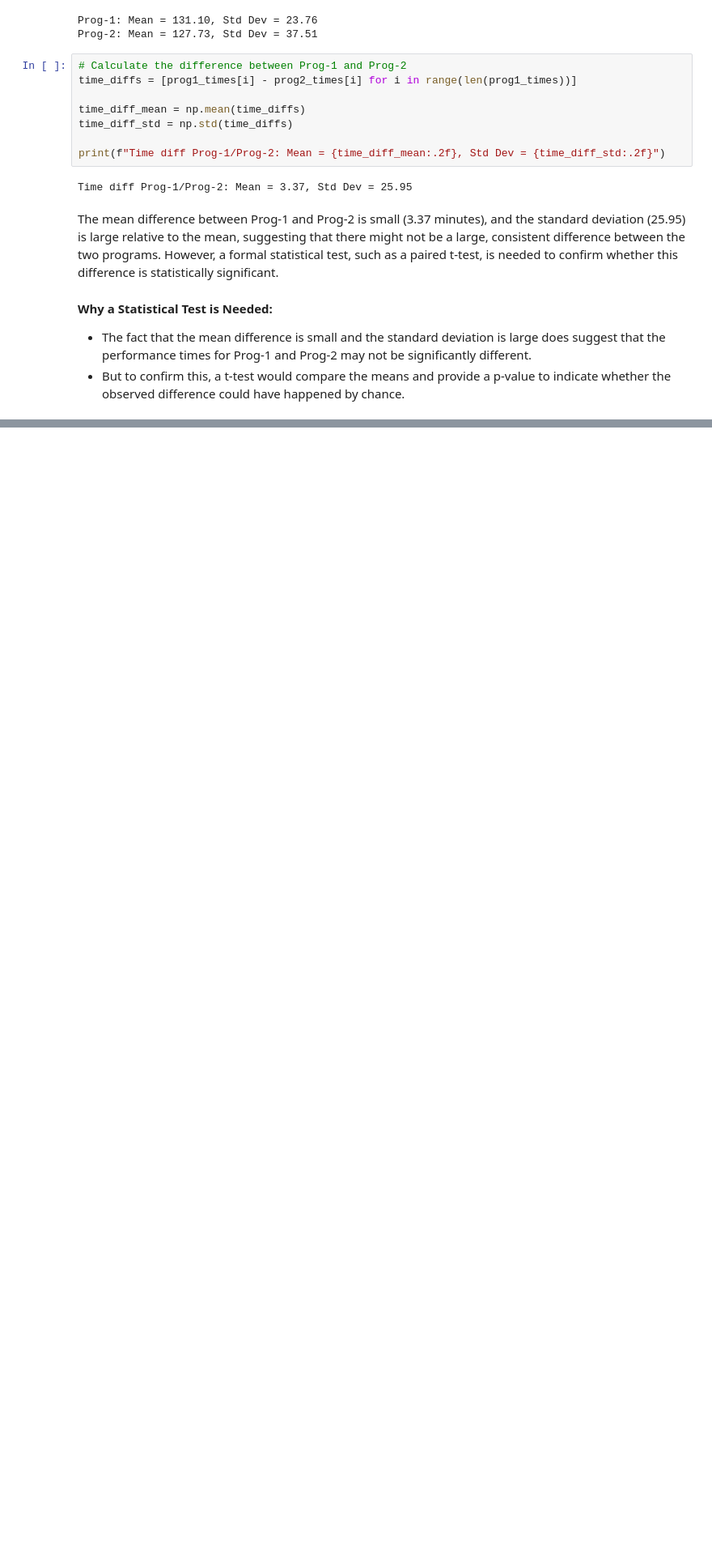
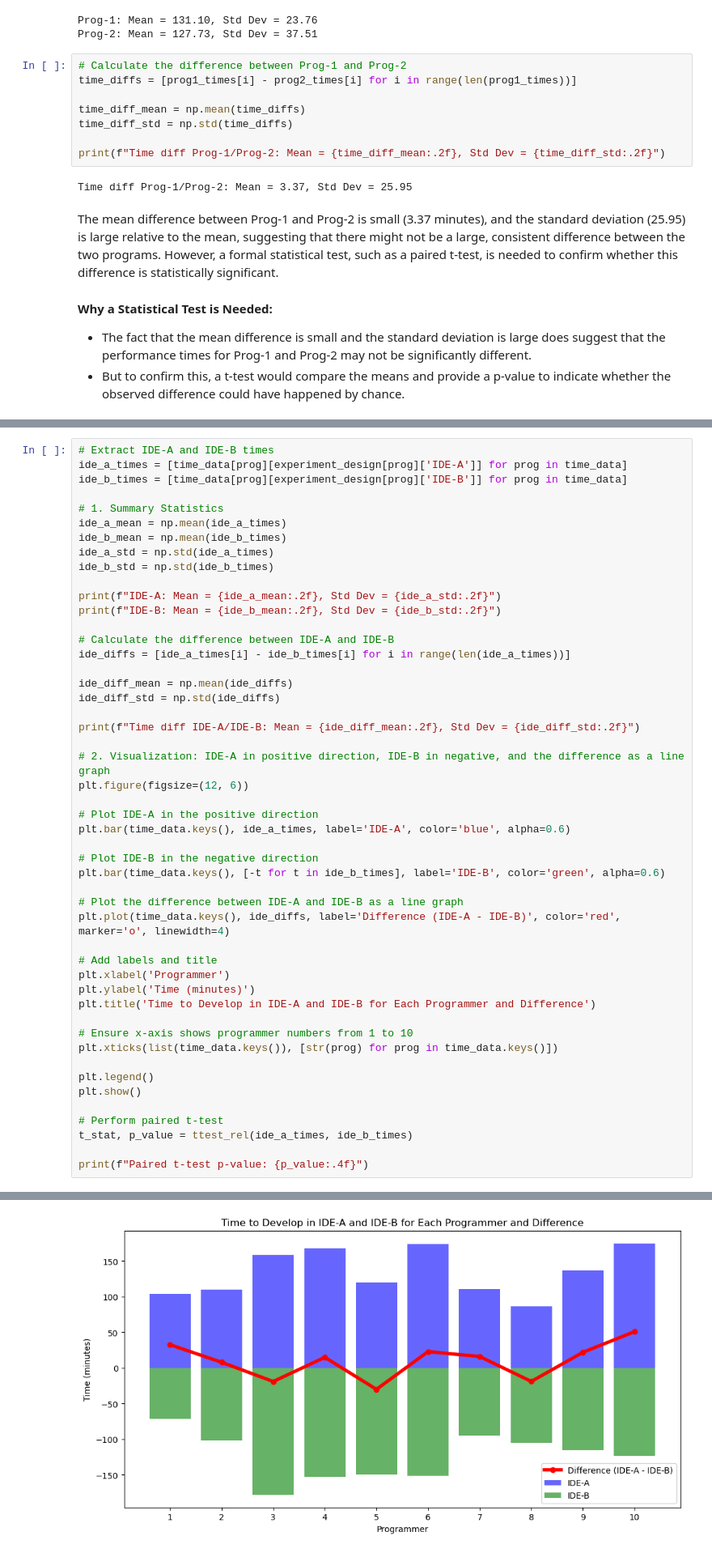
Before and after one commit to ErikFolkesson/research_methodology, a Jupyter notebook: INL2/dataAnalysis.ipynb, the cells around one changed output, grey strips where cells are left out. Shown: that part at 81% size. Cells and saved outputs as stored; diff of their text form; blank space fills up the shorter version.

Commit message:
Added a new file where the final version of the data analysis is done. Modified dataAnalysis.ipynb, this is now a mess...

```diff
--- a/INL2/dataAnalysis.ipynb
+++ b/INL2/dataAnalysis.ipynb
@@ -87,0 +98,50 @@ plt.show()
+# %%
+# Extract IDE-A and IDE-B times
+ide_a_times = [time_data[prog][experiment_design[prog]['IDE-A']] for prog in time_data]
+ide_b_times = [time_data[prog][experiment_design[prog]['IDE-B']] for prog in time_data]
+
+# 1. Summary Statistics
+ide_a_mean = np.mean(ide_a_times)
+ide_b_mean = np.mean(ide_b_times)
+ide_a_std = np.std(ide_a_times)
+ide_b_std = np.std(ide_b_times)
+
+print(f"IDE-A: Mean = {ide_a_mean:.2f}, Std Dev = {ide_a_std:.2f}")
+print(f"IDE-B: Mean = {ide_b_mean:.2f}, Std Dev = {ide_b_std:.2f}")
+
+# Calculate the difference between IDE-A and IDE-B
+ide_diffs = [ide_a_times[i] - ide_b_times[i] for i in range(len(ide_a_times))]
+
+ide_diff_mean = np.mean(ide_diffs)
+ide_diff_std = np.std(ide_diffs)
+
+print(f"Time diff IDE-A/IDE-B: Mean = {ide_diff_mean:.2f}, Std Dev = {ide_diff_std:.2f}")
+
+# 2. Visualization: IDE-A in positive direction, IDE-B in negative, and the difference as a line graph
+plt.figure(figsize=(12, 6))
+
+# Plot IDE-A in the positive direction
+plt.bar(time_data.keys(), ide_a_times, label='IDE-A', color='blue', alpha=0.6)
+
+# Plot IDE-B in the negative direction
+plt.bar(time_data.keys(), [-t for t in ide_b_times], label='IDE-B', color='green', alpha=0.6)
+
+# Plot the difference between IDE-A and IDE-B as a line graph
+plt.plot(time_data.keys(), ide_diffs, label='Difference (IDE-A - IDE-B)', color='red', marker='o', linewidth=4)
+
+# Add labels and title
+plt.xlabel('Programmer')
+plt.ylabel('Time (minutes)')
+plt.title('Time to Develop in IDE-A and IDE-B for Each Programmer and Difference')
+
+# Ensure x-axis shows programmer numbers from 1 to 10
+plt.xticks(list(time_data.keys()), [str(prog) for prog in time_data.keys()])
+
+plt.legend()
+plt.show()
+
+# Perform paired t-test
+t_stat, p_value = ttest_rel(ide_a_times, ide_b_times)
+
+print(f"Paired t-test p-value: {p_value:.4f}")
+# %% [output]
@@ -87,0 +151 @@ plt.show()
+[figure, added]
```
Also changed, not shown: parts of 14 cells of this notebook, 1 other file.
